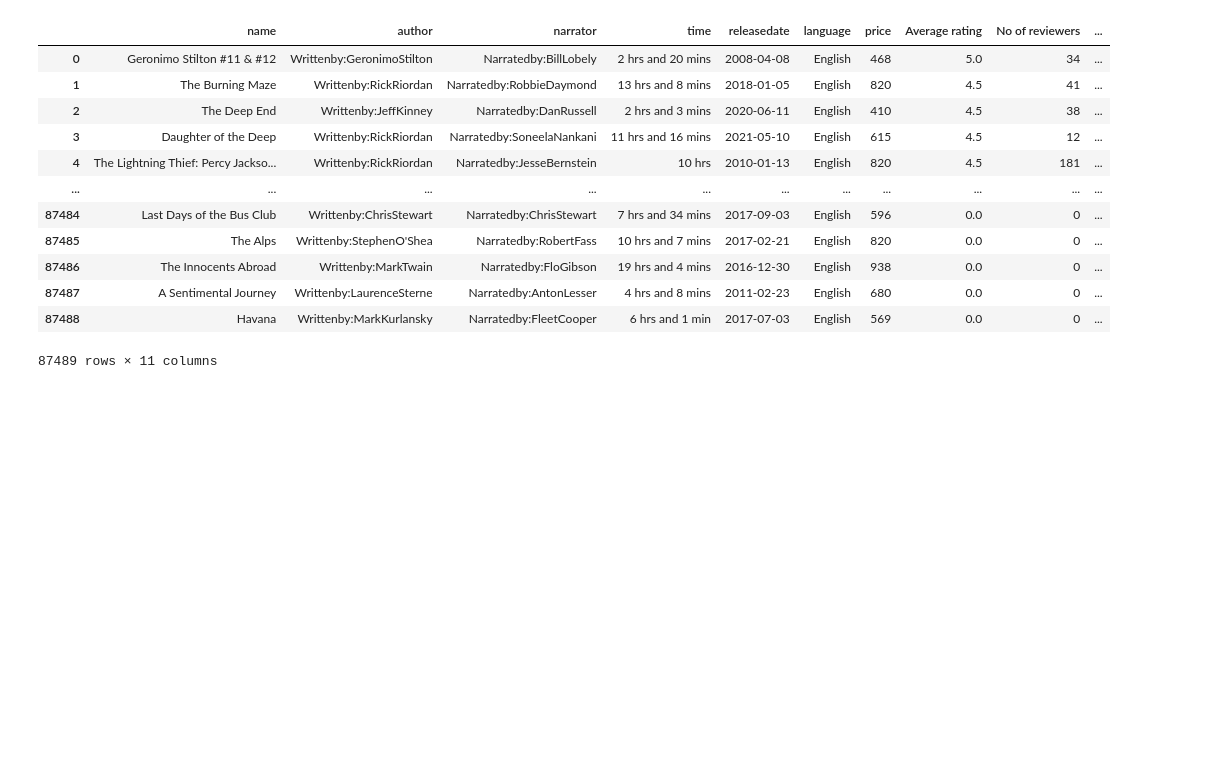
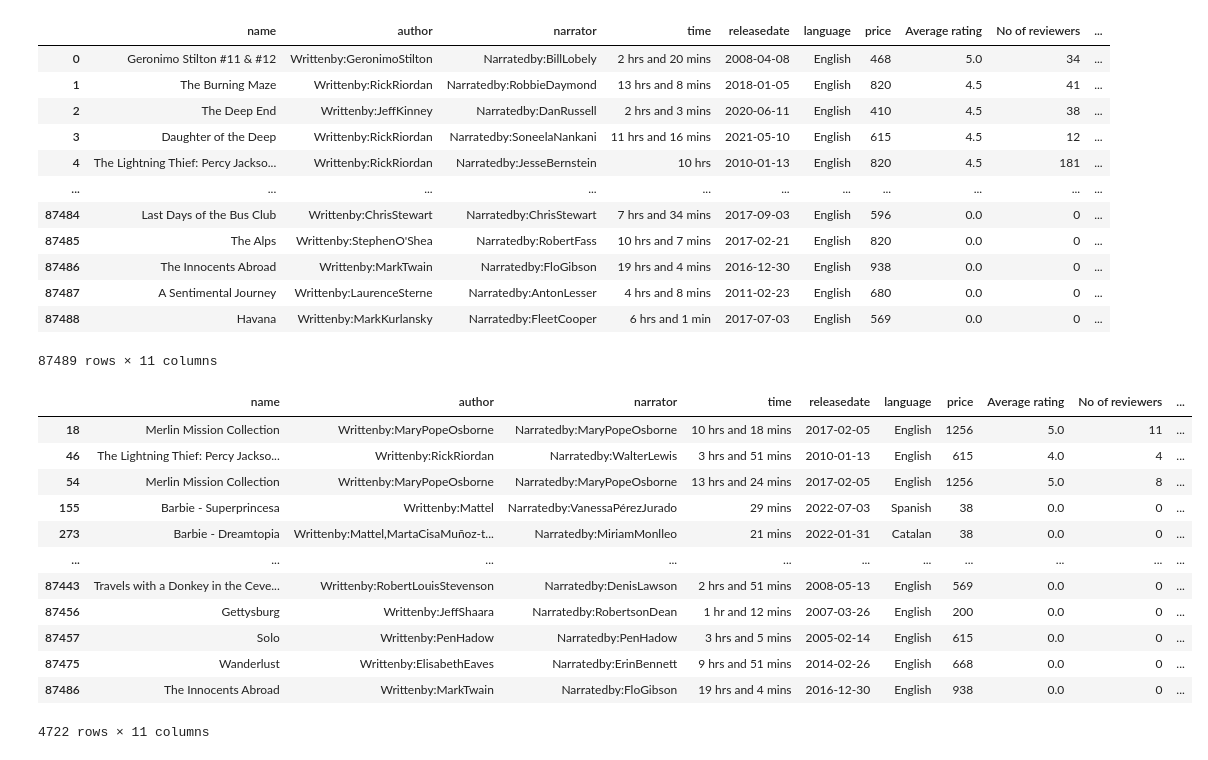
Before and after one commit to ronit-6464/Audiobook-dataset-cleaning, a Jupyter notebook: KAGGLE DATASET BASIC CLEANING.ipynb, the cells around one changed output. Cells and saved outputs as stored; diff of their text form; code cells hidden in the pictures; blank space fills up the shorter version.

Commit message:
NAME COLUMN HAS BEEN CLEANED

```diff
--- a/KAGGLE DATASET BASIC CLEANING.ipynb
+++ b/KAGGLE DATASET BASIC CLEANING.ipynb
@@ -413,3 +413,19 @@ audible_dataset
 | 87487 | A Sentimental Journey | Writtenby:LaurenceSterne | Narratedby:AntonLesser | 4 hrs and 8 mins | 2011-02-23 | English | 680 | 0.0 | 0 | ... |
 | 87488 | Havana | Writtenby:MarkKurlansky | Narratedby:FleetCooper | 6 hrs and 1 min | 2017-07-03 | English | 569 | 0.0 | 0 | ... |
 87489 rows × 11 columns
+# %%
+audible_dataset[audible_dataset['name'].duplicated()]
+# %% [output]
+|  | name | author | narrator | time | releasedate | language | price | Average rating | No of reviewers | ... |
+| 18 | Merlin Mission Collection | Writtenby:MaryPopeOsborne | Narratedby:MaryPopeOsborne | 10 hrs and 18 mins | 2017-02-05 | English | 1256 | 5.0 | 11 | ... |
+| 46 | The Lightning Thief: Percy Jackso... | Writtenby:RickRiordan | Narratedby:WalterLewis | 3 hrs and 51 mins | 2010-01-13 | English | 615 | 4.0 | 4 | ... |
+| 54 | Merlin Mission Collection | Writtenby:MaryPopeOsborne | Narratedby:MaryPopeOsborne | 13 hrs and 24 mins | 2017-02-05 | English | 1256 | 5.0 | 8 | ... |
+| 155 | Barbie - Superprincesa | Writtenby:Mattel | Narratedby:VanessaPérezJurado | 29 mins | 2022-07-03 | Spanish | 38 | 0.0 | 0 | ... |
+| 273 | Barbie - Dreamtopia | Writtenby:Mattel,MartaCisaMuñoz-t... | Narratedby:MiriamMonlleo | 21 mins | 2022-01-31 | Catalan | 38 | 0.0 | 0 | ... |
+| ... | ... | ... | ... | ... | ... | ... | ... | ... | ... | ... |
+| 87443 | Travels with a Donkey in the Ceve... | Writtenby:RobertLouisStevenson | Narratedby:DenisLawson | 2 hrs and 51 mins | 2008-05-13 | English | 569 | 0.0 | 0 | ... |
+| 87456 | Gettysburg | Writtenby:JeffShaara | Narratedby:RobertsonDean | 1 hr and 12 mins | 2007-03-26 | English | 200 | 0.0 | 0 | ... |
+| 87457 | Solo | Writtenby:PenHadow | Narratedby:PenHadow | 3 hrs and 5 mins | 2005-02-14 | English | 615 | 0.0 | 0 | ... |
+| 87475 | Wanderlust | Writtenby:ElisabethEaves | Narratedby:ErinBennett | 9 hrs and 51 mins | 2014-02-26 | English | 668 | 0.0 | 0 | ... |
+| 87486 | The Innocents Abroad | Writtenby:MarkTwain | Narratedby:FloGibson | 19 hrs and 4 mins | 2016-12-30 | English | 938 | 0.0 | 0 | ... |
+4722 rows × 11 columns
```
Also changed, not shown: parts of 3 cells of this notebook.
